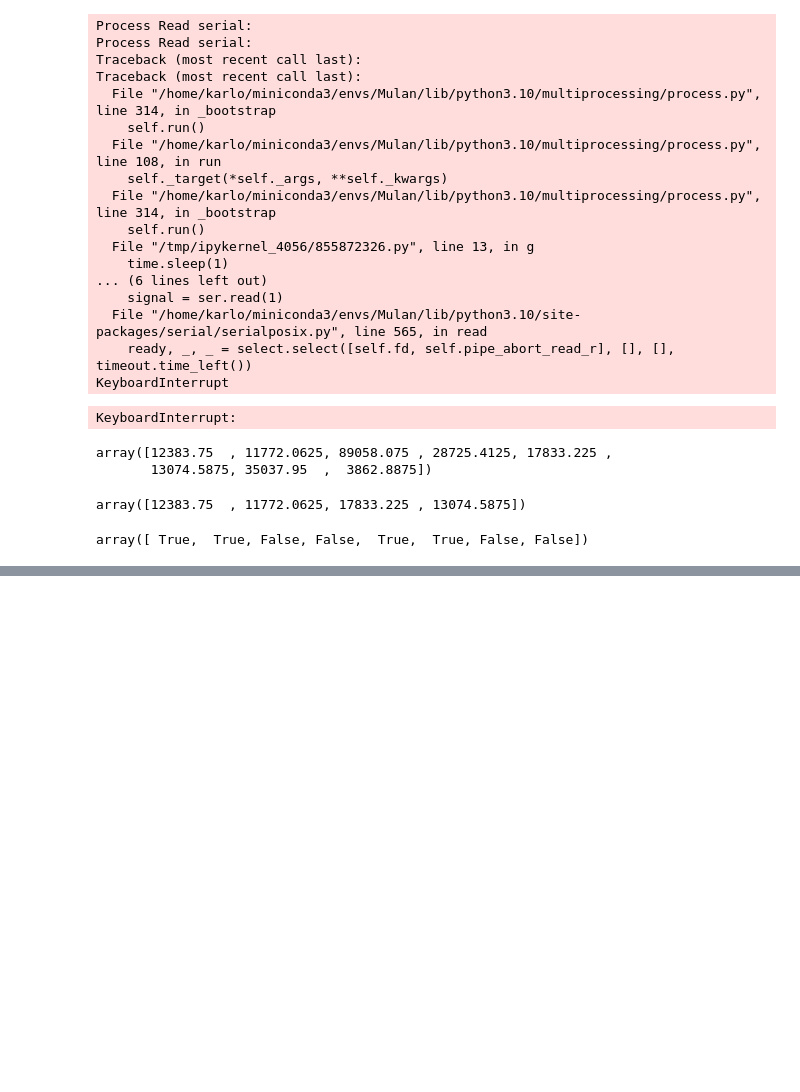
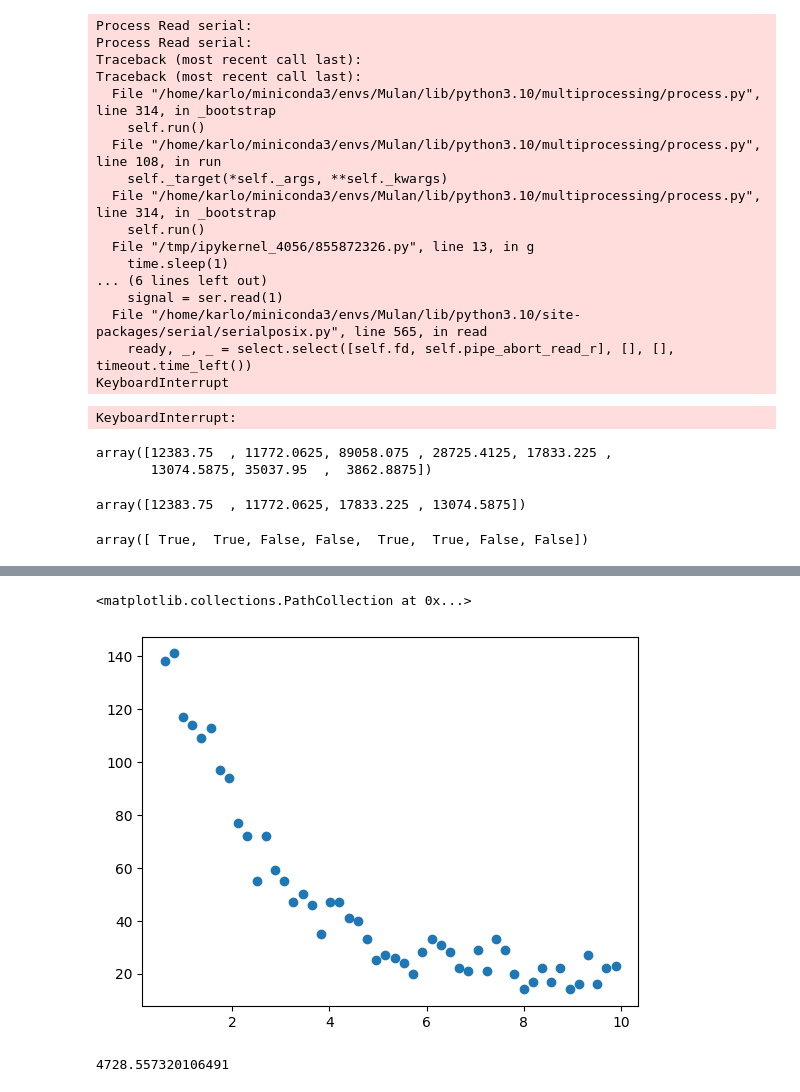
Before and after one commit to kmrakovcic/Mulan, a Jupyter notebook: data_acc_tests.ipynb, the cells around one changed output, grey strips where cells are left out. Drawn from its saved outputs; the diff is of its cells as text; code cells hidden in the pictures; blank space fills up the shorter version.

```diff
--- a/data_acc_tests.ipynb
+++ b/data_acc_tests.ipynb
@@ -106,0 +131,8 @@ array([ True,  True, False, False,  True,  True, False, False])
+# %%
+#plt.hist(data_smisleno, bins=50)
+counts, bins=np.histogram(data_smisleno, bins=50)
+bins = bins[:-1]+ (bins[1]-bins[0])/2
+plt.scatter(bins, counts)
+# %% [output]
+<matplotlib.collections.PathCollection at 0x...>
+[figure, added]
@@ -106,0 +149,4 @@ array([ True,  True, False, False,  True,  True, False, False])
+# %%
+log_likelihood(data_smisleno)([0.61, 2.041])
+# %% [output]
+4728.557320106491
```
Also changed, not shown: parts of 11 cells of this notebook, 1 other file.
